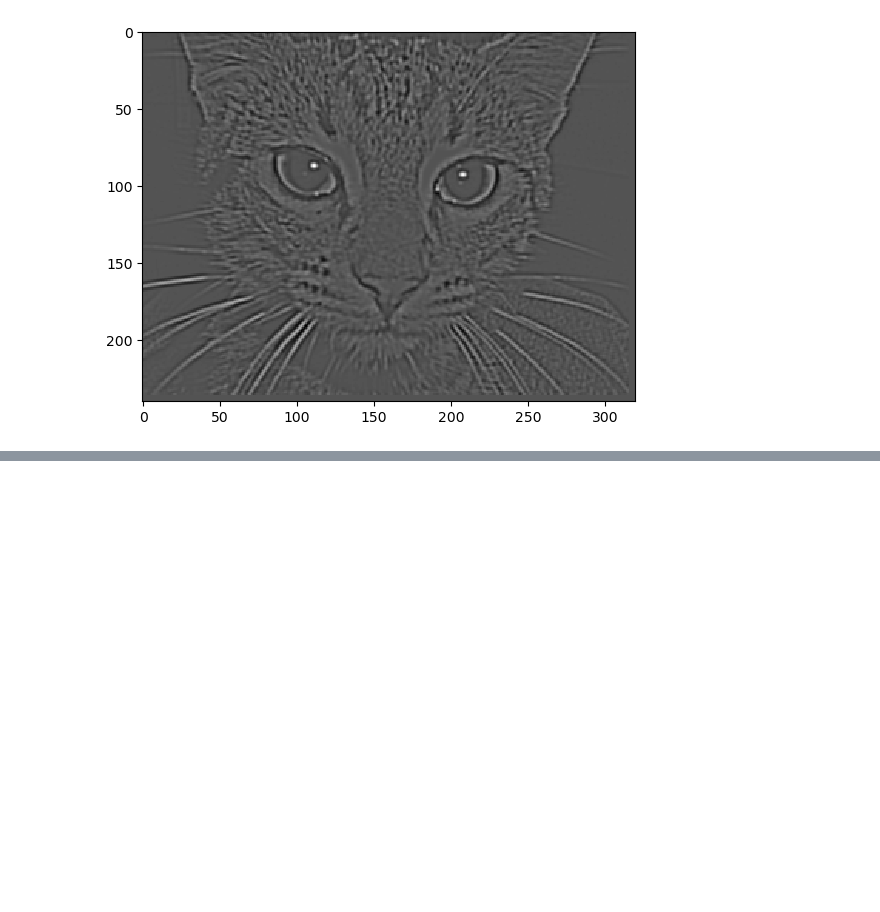
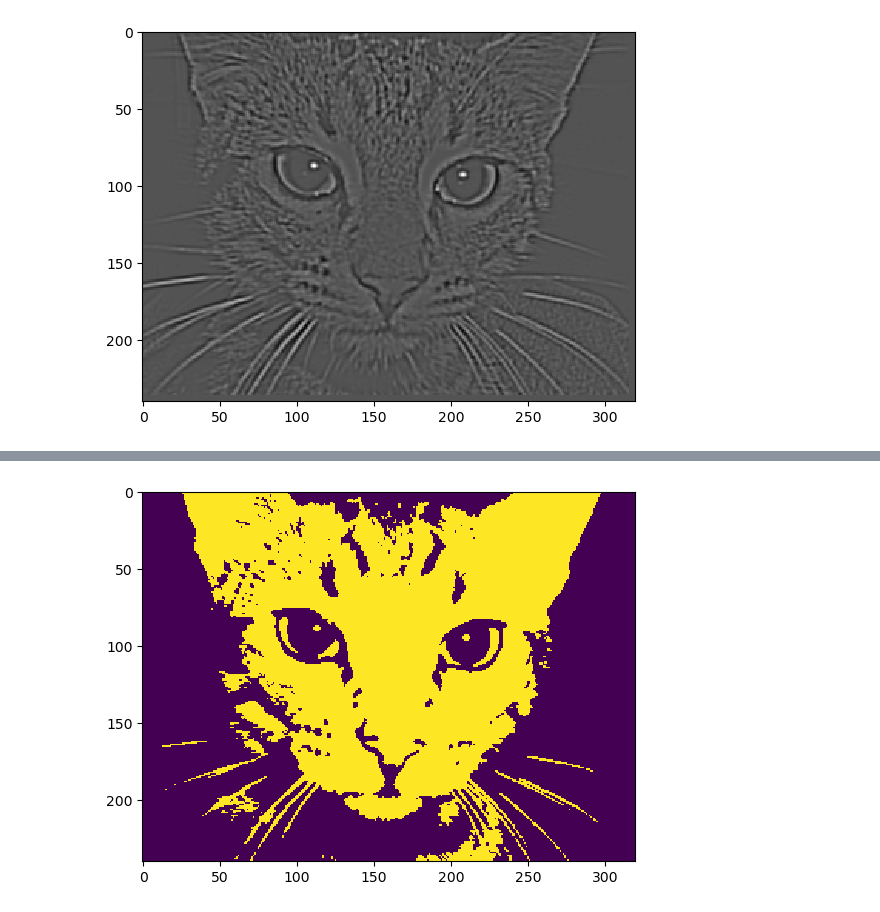
Before and after one commit to alaeddine245/ImageProcessing, a Jupyter notebook: main.ipynb, the cells around one changed output, grey strips where cells are left out. Cells and saved outputs as stored; diff of their text form; code cells hidden in the pictures; blank space fills up the shorter version.

```diff
--- a/main.ipynb
+++ b/main.ipynb
@@ -77,0 +90,4 @@ high_cat.show()
+# %%
+ppm_ops.threshhold(chat_rgb, (100,140,90), 'OR').show()
+# %% [output]
+[figure, added]
```
Also changed, not shown: parts of 14 cells of this notebook, 1 other file.
